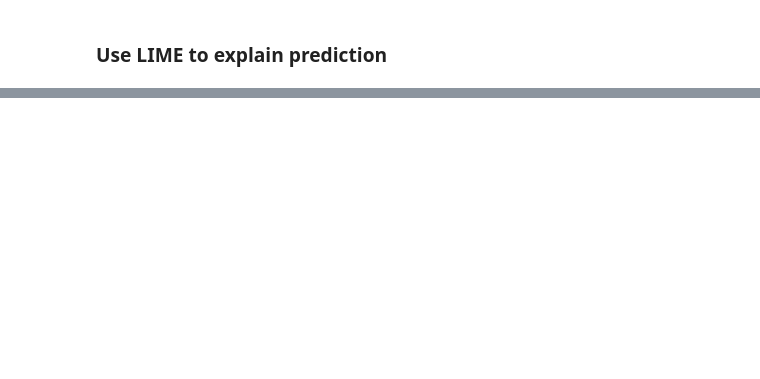
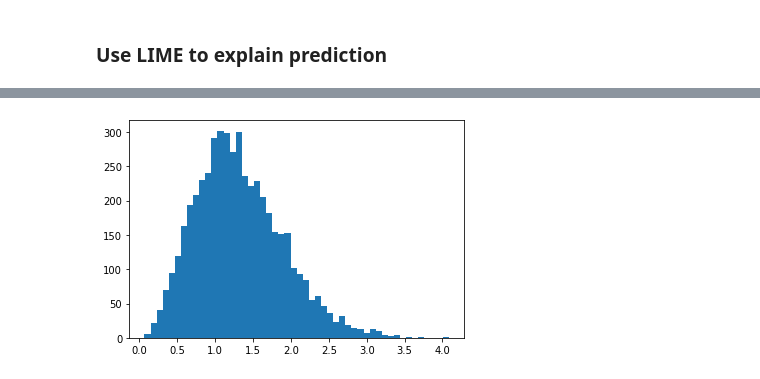
Before and after one commit to vonHousen/lime, a Jupyter notebook: doc/mod/notebooks/PerformanceAnalysis.ipynb, the cells around one changed output, grey strips where cells are left out. Saved outputs shown, nothing was run; the diff lists cells and outputs as text; code cells hidden in the pictures; blank space fills up the shorter version.

```diff
--- a/doc/mod/notebooks/PerformanceAnalysis.ipynb
+++ b/doc/mod/notebooks/PerformanceAnalysis.ipynb
@@ -134,0 +142,16 @@ plt.show()
+# %%
+N = 5000
+dim = 3
+
+x = np.random.normal(0, 1, N*dim).reshape(N, dim)
+y = np.zeros(shape=(1, dim))
+d = sklearn.metrics.pairwise_distances(
+    x,
+    y,
+    metric="minkowski",
+    p=100.
+)
+plt.hist(d, bins=50)
+plt.show()
+# %% [output]
+[figure, added]
```
Also changed, not shown: parts of 7 cells of this notebook, 2 other files.
